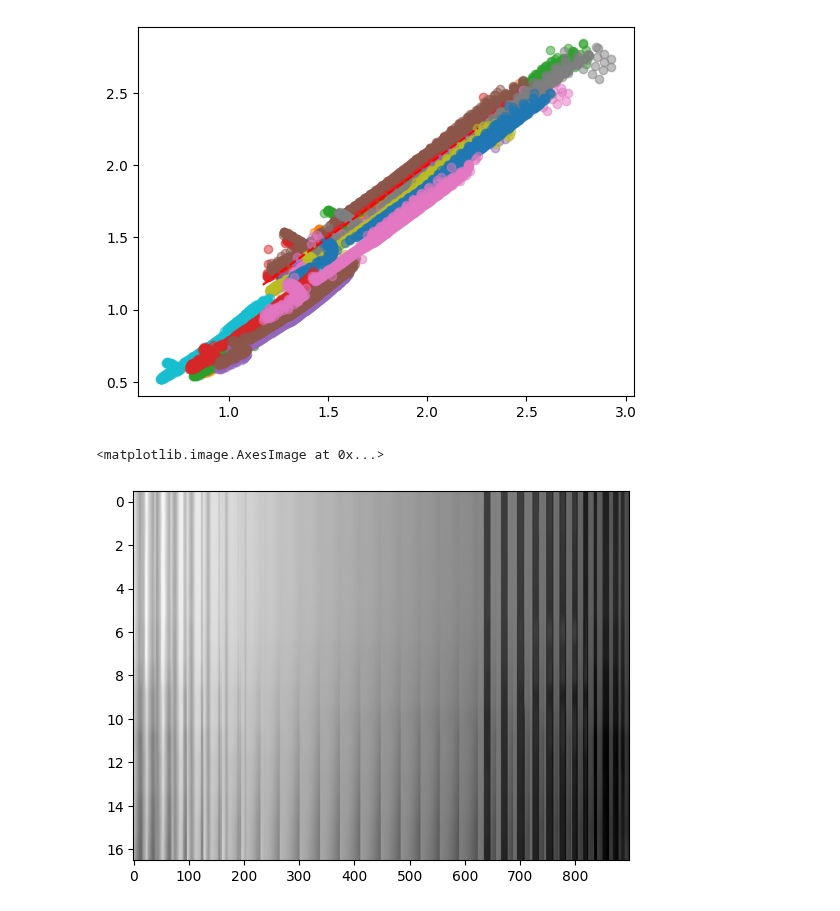
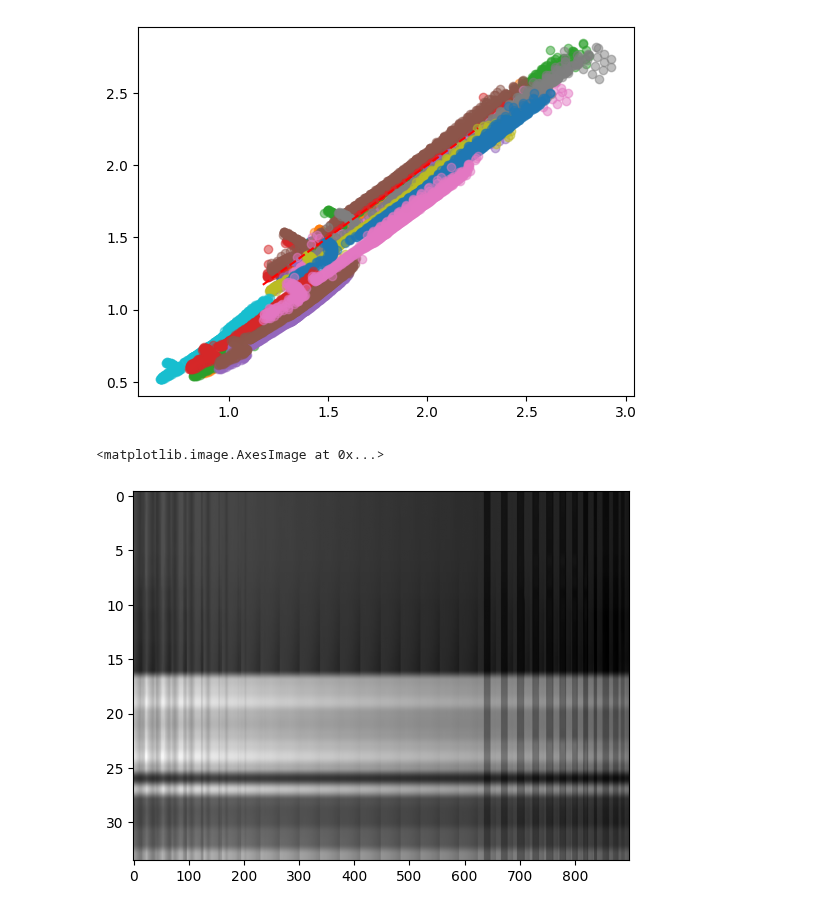
Before and after one commit to manel-ferreira-01/trackers, a Jupyter notebook: test.ipynb, the cells around one changed output. Cells and saved outputs as stored; diff of their text form; code cells hidden in the pictures.

```diff
--- a/test.ipynb
+++ b/test.ipynb
@@ -576,7 +607,6 @@ k3d_3d_plot(marques_factorization(uni_rays)[2]) # tomasi
 # %%
-from src.ortho_factorization import calibrate_orthographic, random_affine_camera
+from src.ortho_factorization import calibrate_orthographic, random_camera
 
-#torch.manual_seed(100)
 F, P = 6, 100
 
 # Generate points on a sphere
@@ -593,7 +623,7 @@ z = radius * torch.cos(phi)
 
 shape = torch.stack([x, y, z], dim=0)
 shape = torch.cat([shape, torch.ones(1, P)], dim=0)  # [4, P]
-motion = torch.stack([random_affine_camera() for _ in range(F)]).reshape(-1, 4)  # [2F, 4]
+motion = torch.stack([random_camera(camera_type="affine") for _ in range(F)]).reshape(-1, 4)  # [2F, 4]
 rand_lambda = (10.0 - 1.0) * torch.rand(F, P) + 1.0
 
 #rand_lambda = torch.rand(F, P)
@@ -858,7 +1015,7 @@ RMSE: 0.0268, correlation: 0.9948
 [figure]
 [figure]
 # %%
-plt.imshow(new_lambda_uni, aspect='auto', cmap='gray')
+plt.imshow(torch.cat((new_lambda_uni, tracks_lambda_unidepth),dim=0), aspect='auto', cmap='gray')
 # %% [output]
 <matplotlib.image.AxesImage at 0x...>
-[figure, old version]
+[figure, new version]
```
Also changed, not shown: parts of 25 cells of this notebook, 3 other files.
